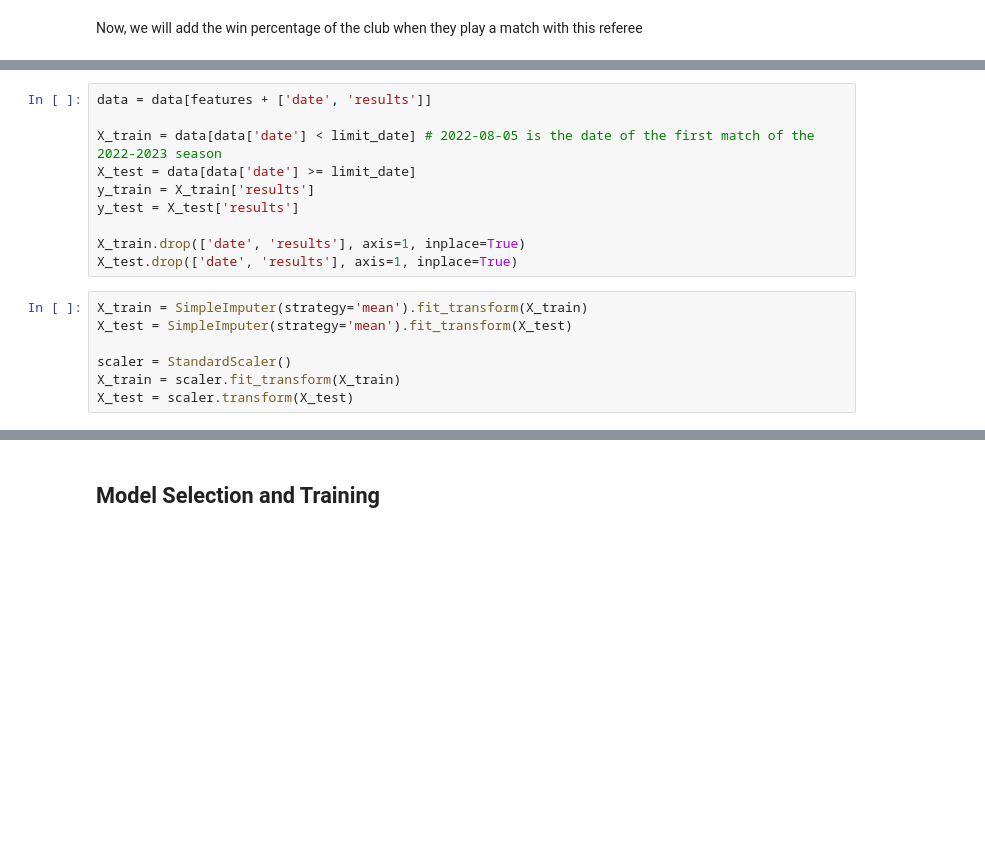
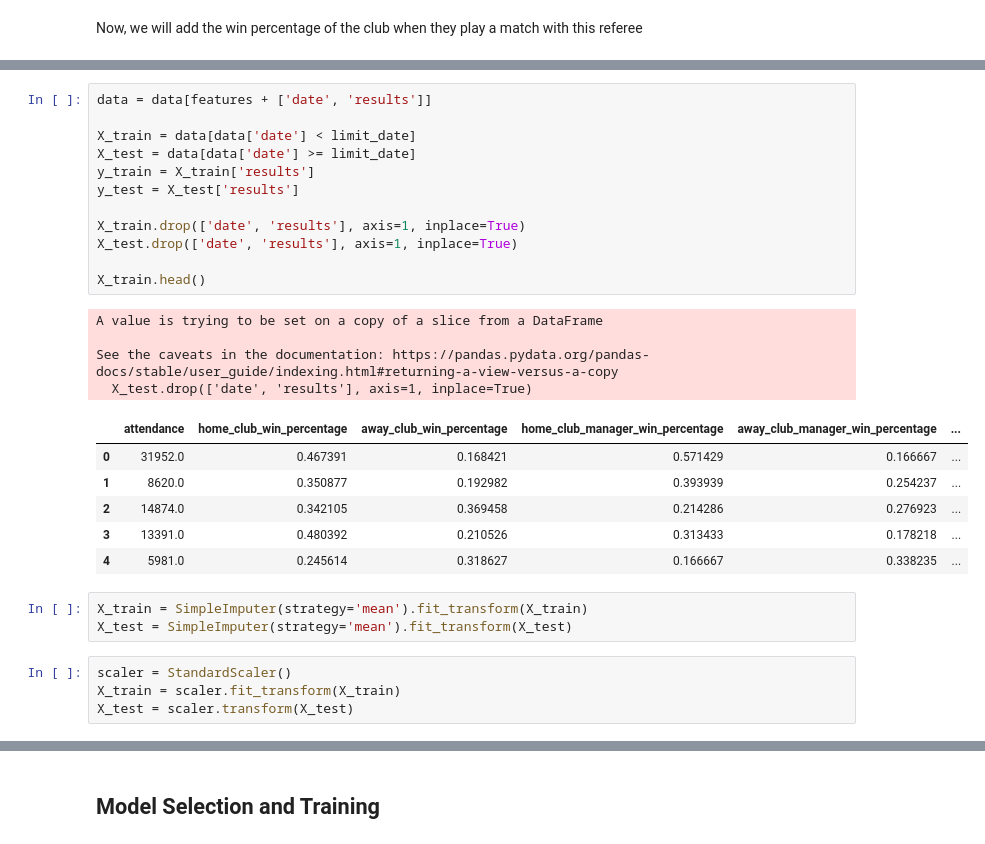
Before and after one commit to Nasotro/Projet, a Jupyter notebook: vrai_main.ipynb, the cells around one changed output, grey strips where cells are left out. Saved outputs shown, nothing was run; the diff lists cells and outputs as text; blank space fills up the shorter version.

```diff
--- a/vrai_main.ipynb
+++ b/vrai_main.ipynb
@@ -237,20 +369,33 @@ data.head()
 # %%
 data = data[features + ['date', 'results']]
 
-X_train = data[data['date'] < limit_date] # 2022-08-05 is the date of the first match of the 2022-2023 season
+X_train = data[data['date'] < limit_date]
 X_test = data[data['date'] >= limit_date]
 y_train = X_train['results']
 y_test = X_test['results']
 
 X_train.drop(['date', 'results'], axis=1, inplace=True)
 X_test.drop(['date', 'results'], axis=1, inplace=True)
+
+X_train.head()
+# %% [output]
+A value is trying to be set on a copy of a slice from a DataFrame
+
+See the caveats in the documentation: https://pandas.pydata.org/pandas-docs/stable/user_guide/indexing.html#returning-a-view-versus-a-copy
+  X_test.drop(['date', 'results'], axis=1, inplace=True)
+|  | attendance | home_club_win_percentage | away_club_win_percentage | home_club_manager_win_percentage | away_club_manager_win_percentage | ... |
+| 0 | 31952.0 | 0.467391 | 0.168421 | 0.571429 | 0.166667 | ... |
+| 1 | 8620.0 | 0.350877 | 0.192982 | 0.393939 | 0.254237 | ... |
+| 2 | 14874.0 | 0.342105 | 0.369458 | 0.214286 | 0.276923 | ... |
+| 3 | 13391.0 | 0.480392 | 0.210526 | 0.313433 | 0.178218 | ... |
+| 4 | 5981.0 | 0.245614 | 0.318627 | 0.166667 | 0.338235 | ... |
 # %%
 X_train = SimpleImputer(strategy='mean').fit_transform(X_train)
 X_test = SimpleImputer(strategy='mean').fit_transform(X_test)
-
-scaler = StandardScaler()
-X_train = scaler.fit_transform(X_train)
-X_test = scaler.transform(X_test)
+# %%
+scaler = StandardScaler()
+X_train = scaler.fit_transform(X_train)
+X_test = scaler.transform(X_test)
 # %%
 import seaborn as sns
 
```
Also changed, not shown: parts of 20 cells of this notebook.
